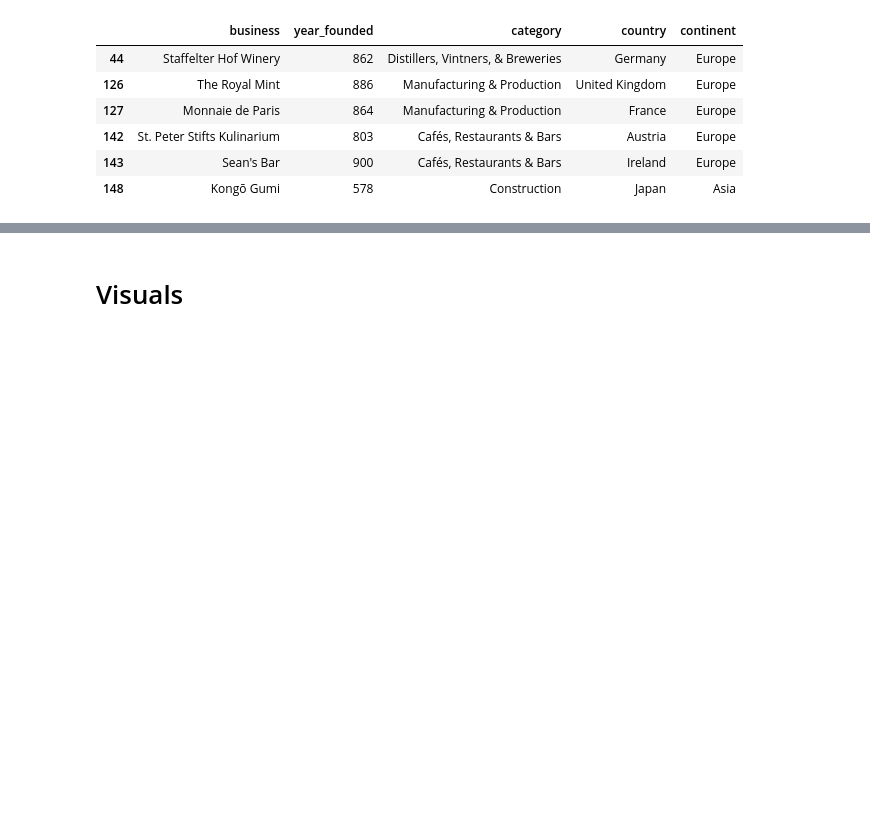
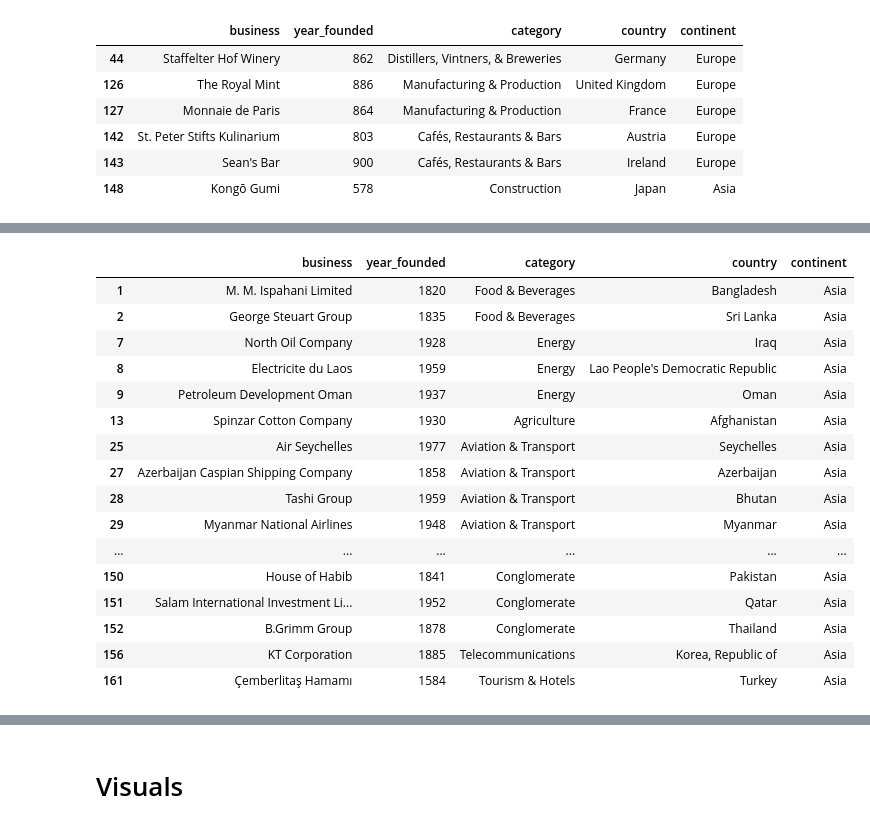
Before and after one commit to Random-Wanderer/Data_analysis_projects, a Jupyter notebook: What_and_Where Are_the_World's_Oldest Businesses?/What and Where Are the World's Oldest Businesses?/Old_companies.ipynb, the cells around one changed output, grey strips where cells are left out. Saved outputs shown, nothing was run; the diff lists cells and outputs as text; code cells hidden in the pictures; blank space fills up the shorter version.

```diff
--- a/What_and_Where Are_the_World's_Oldest Businesses?/What and Where Are the World's Oldest Businesses?/Old_companies.ipynb
+++ b/What_and_Where Are_the_World's_Oldest Businesses?/What and Where Are the World's Oldest Businesses?/Old_companies.ipynb
@@ -200,0 +212,21 @@ old_df.loc[old_df['year_founded'] < 1000]
+# %%
+# By continent
+old_df[old_df['continent'] == 'Asia']
+# %% [output]
+|  | business | year_founded | category | country | continent |
+| 1 | M. M. Ispahani Limited | 1820 | Food & Beverages | Bangladesh | Asia |
+| 2 | George Steuart Group | 1835 | Food & Beverages | Sri Lanka | Asia |
+| 7 | North Oil Company | 1928 | Energy | Iraq | Asia |
+| 8 | Electricite du Laos | 1959 | Energy | Lao People's Democratic Republic | Asia |
+| 9 | Petroleum Development Oman | 1937 | Energy | Oman | Asia |
+| 13 | Spinzar Cotton Company | 1930 | Agriculture | Afghanistan | Asia |
+| 25 | Air Seychelles | 1977 | Aviation & Transport | Seychelles | Asia |
+| 27 | Azerbaijan Caspian Shipping Company | 1858 | Aviation & Transport | Azerbaijan | Asia |
+| 28 | Tashi Group | 1959 | Aviation & Transport | Bhutan | Asia |
+| 29 | Myanmar National Airlines | 1948 | Aviation & Transport | Myanmar | Asia |
+| ... | ... | ... | ... | ... | ... |
+| 150 | House of Habib | 1841 | Conglomerate | Pakistan | Asia |
+| 151 | Salam International Investment Li... | 1952 | Conglomerate | Qatar | Asia |
+| 152 | B.Grimm Group | 1878 | Conglomerate | Thailand | Asia |
+| 156 | KT Corporation | 1885 | Telecommunications | Korea, Republic of | Asia |
+| 161 | Çemberlitaş Hamamı | 1584 | Tourism & Hotels | Turkey | Asia |
```
Also changed, not shown: parts of 8 cells of this notebook.
